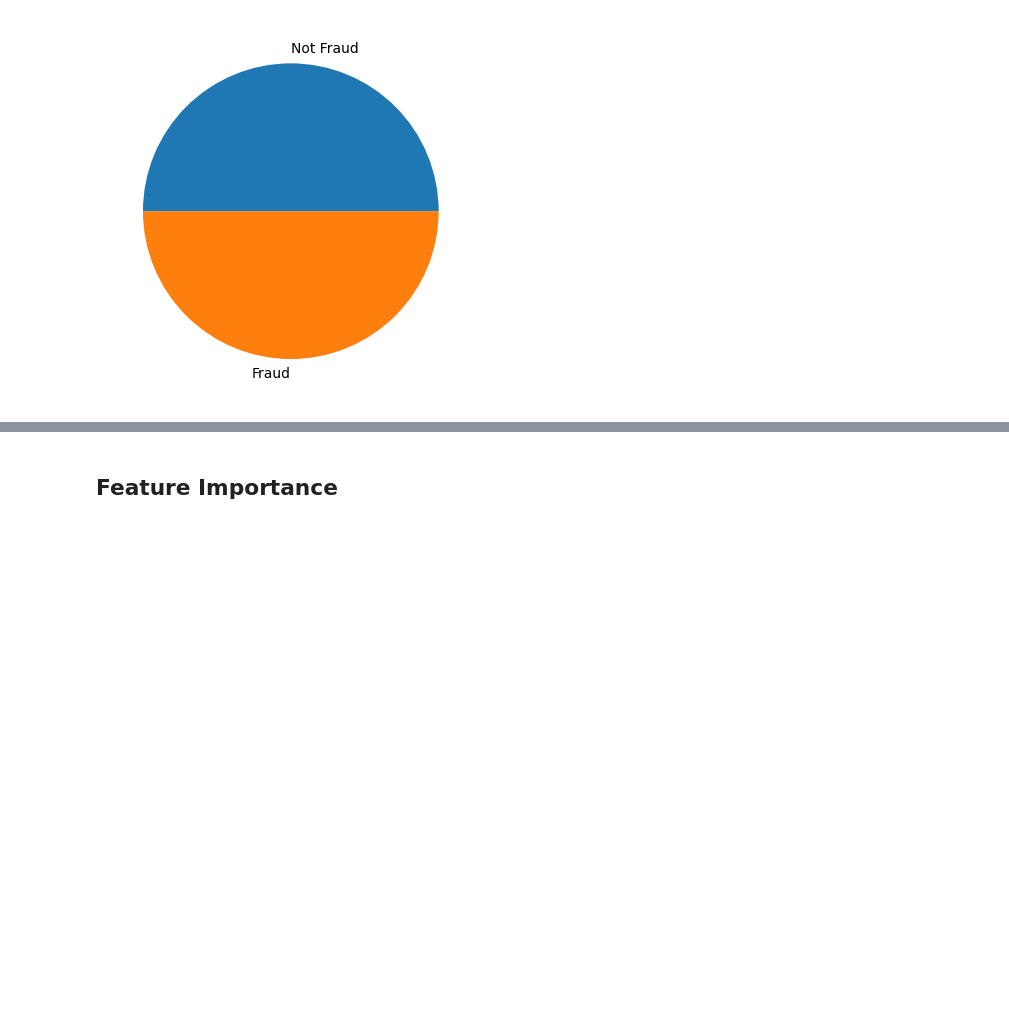
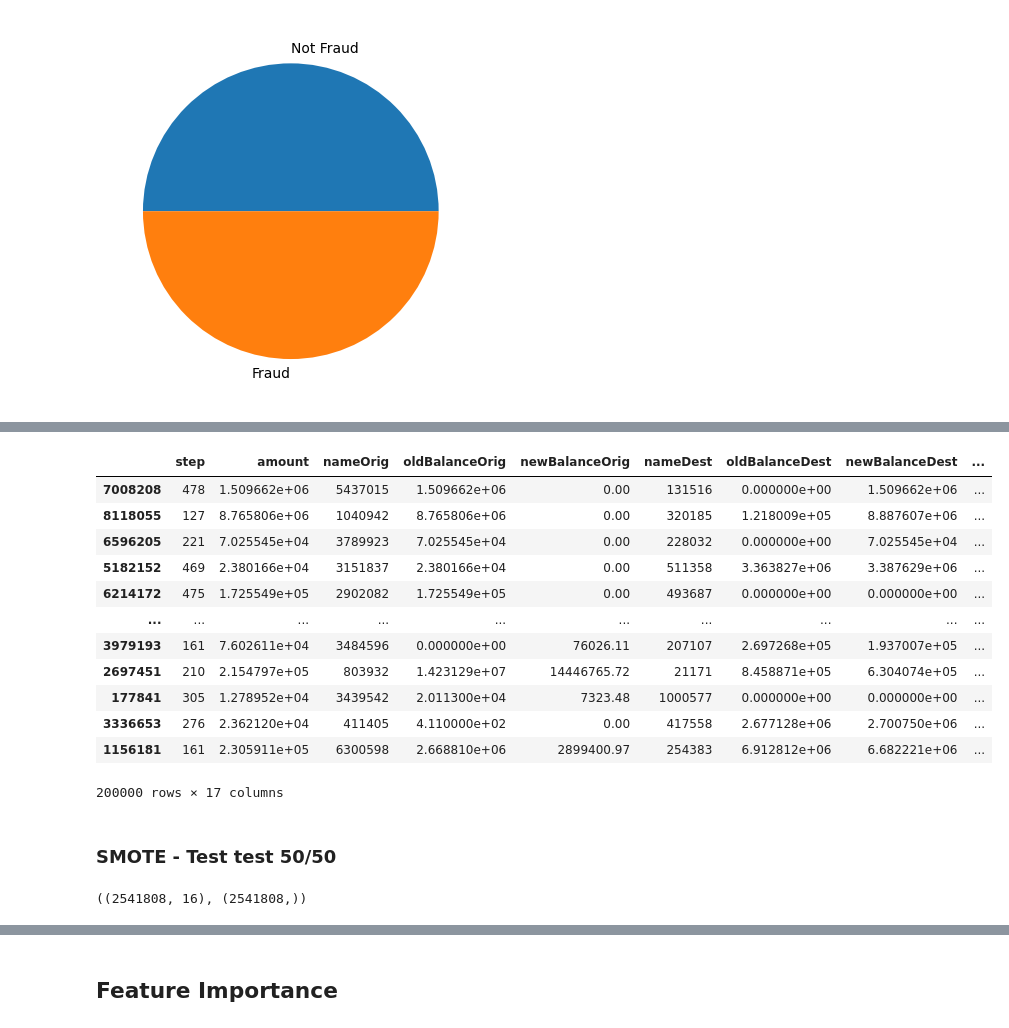
Before and after one commit to AlcaRmsp/the_laundromat, a Jupyter notebook: Data_Modelling_RFC_CJC.ipynb, the cells around one changed output, grey strips where cells are left out. Drawn from its saved outputs; the diff is of its cells as text; code cells hidden in the pictures; blank space fills up the shorter version.

```diff
--- a/Data_Modelling_RFC_CJC.ipynb
+++ b/Data_Modelling_RFC_CJC.ipynb
@@ -155,0 +170,3 @@ ax.pie(values, labels=labels)
+# %%
+fraud = X_resampled[X_resampled.isFraud == 1].sample(100000)
+fraud.head()
@@ -155,0 +180,21 @@ ax.pie(values, labels=labels)
+# %%
+notfraud = X_resampled[X_resampled.isFraud == 0].sample(100000)
+# %%
+data_new = pd.concat([fraud, notfraud], axis=0)
+data_new
+# %% [output]
+|  | step | amount | nameOrig | oldBalanceOrig | newBalanceOrig | nameDest | oldBalanceDest | newBalanceDest | ... |
+| 7008208 | 478 | 1.509662e+06 | 5437015 | 1.509662e+06 | 0.00 | 131516 | 0.000000e+00 | 1.509662e+06 | ... |
+| 8118055 | 127 | 8.765806e+06 | 1040942 | 8.765806e+06 | 0.00 | 320185 | 1.218009e+05 | 8.887607e+06 | ... |
+| 6596205 | 221 | 7.025545e+04 | 3789923 | 7.025545e+04 | 0.00 | 228032 | 0.000000e+00 | 7.025545e+04 | ... |
+| 5182152 | 469 | 2.380166e+04 | 3151837 | 2.380166e+04 | 0.00 | 511358 | 3.363827e+06 | 3.387629e+06 | ... |
+| 6214172 | 475 | 1.725549e+05 | 2902082 | 1.725549e+05 | 0.00 | 493687 | 0.000000e+00 | 0.000000e+00 | ... |
+| ... | ... | ... | ... | ... | ... | ... | ... | ... | ... |
+| 3979193 | 161 | 7.602611e+04 | 3484596 | 0.000000e+00 | 76026.11 | 207107 | 2.697268e+05 | 1.937007e+05 | ... |
+| 2697451 | 210 | 2.154797e+05 | 803932 | 1.423129e+07 | 14446765.72 | 21171 | 8.458871e+05 | 6.304074e+05 | ... |
+| 177841 | 305 | 1.278952e+04 | 3439542 | 2.011300e+04 | 7323.48 | 1000577 | 0.000000e+00 | 0.000000e+00 | ... |
+| 3336653 | 276 | 2.362120e+04 | 411405 | 4.110000e+02 | 0.00 | 417558 | 2.677128e+06 | 2.700750e+06 | ... |
+| 1156181 | 161 | 2.305911e+05 | 6300598 | 2.668810e+06 | 2899400.97 | 254383 | 6.912812e+06 | 6.682221e+06 | ... |
+200000 rows × 17 columns
+# %% [markdown]
+### SMOTE - Test test 50/50
@@ -155,0 +203,4 @@ ax.pie(values, labels=labels)
+# %%
+Xtest_resampled50.shape, ytest_resampled50.shape
+# %% [output]
+((2541808, 16), (2541808,))
```
Also changed, not shown: parts of 58 cells of this notebook.
